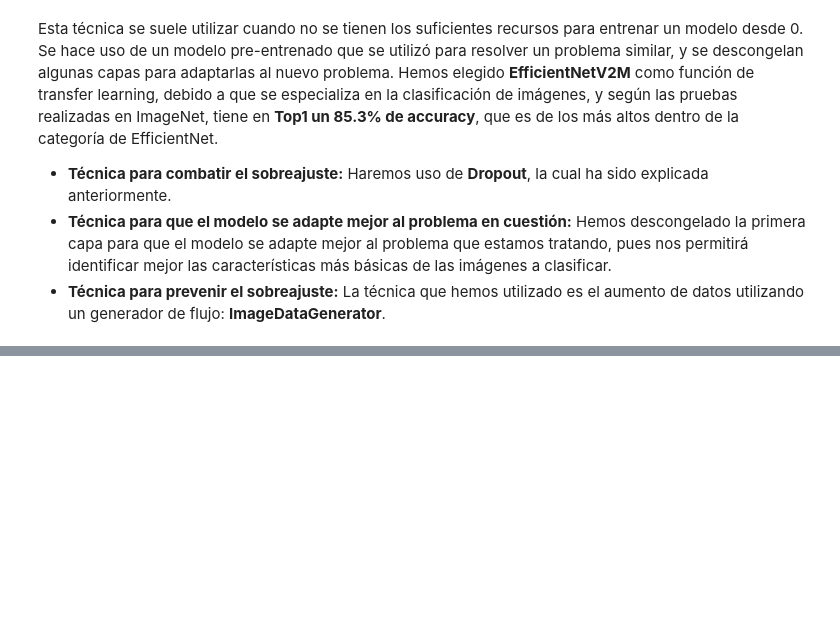
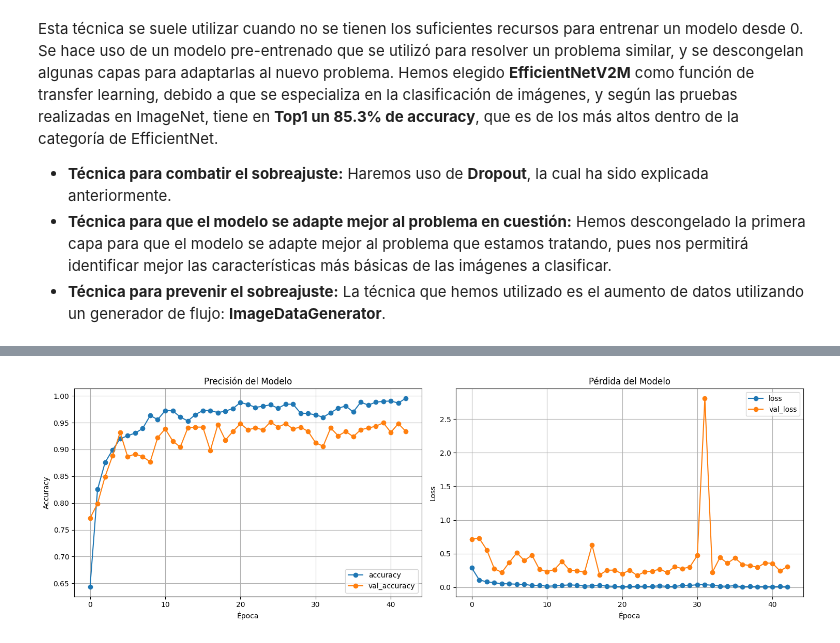
Before and after one commit to Ailuj27/Proyecto_DISIA_Grupo_13, a Jupyter notebook: Reconocimiento_tumores_hito_3.ipynb, the cells around one changed output, grey strips where cells are left out. Saved outputs shown, nothing was run; the diff lists cells and outputs as text; code cells hidden in the pictures; blank space fills up the shorter version.

```diff
--- a/Reconocimiento_tumores_hito_3.ipynb
+++ b/Reconocimiento_tumores_hito_3.ipynb
@@ -436,2 +516,11 @@ model_transf.save("transf_model.keras")
+# %%
+ruta = "./training_history_tf.csv"
+
+if os.path.exists(ruta):
+        plot_history_from_csv(ruta)
+else:
+    print("No se ha guardado historial de datos")
+# %% [output]
+[figure, added]
 # %%
 y_true = np.concatenate([y for x, y in ds_test], axis=0)
```
Also changed, not shown: parts of 13 cells of this notebook, 4 other files.
